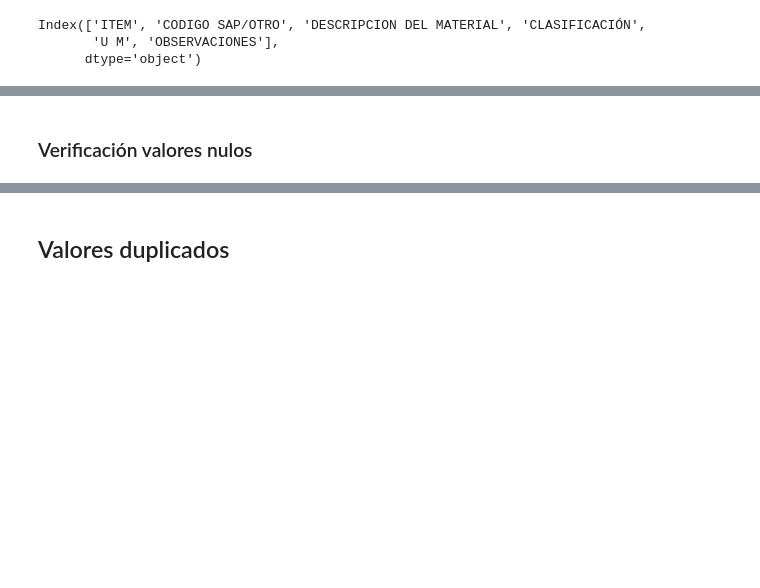
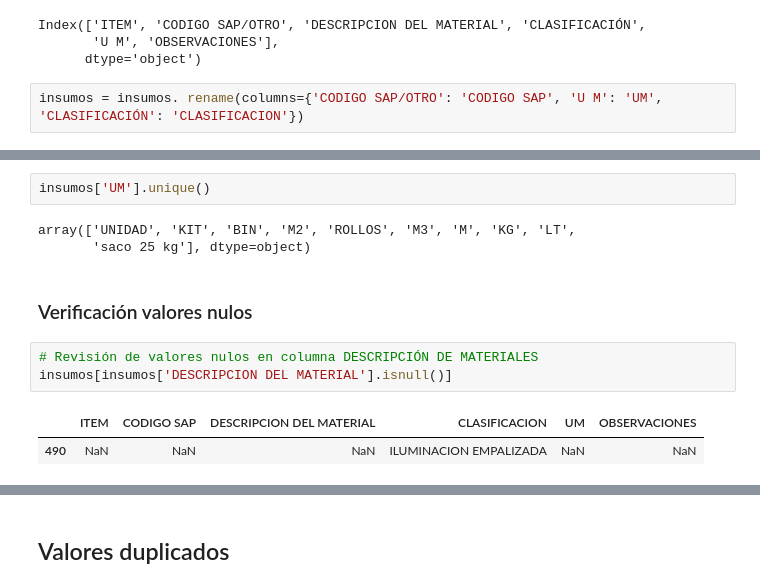
Before and after one commit to farodd/proyecto-inventario, a Jupyter notebook: notebooks/etl_insumos.ipynb, the cells around one changed output, grey strips where cells are left out. Cells and saved outputs as stored; diff of their text form; blank space fills up the shorter version.

```diff
--- a/notebooks/etl_insumos.ipynb
+++ b/notebooks/etl_insumos.ipynb
@@ -63,3 +65,5 @@ insumos.columns
 Index(['ITEM', 'CODIGO SAP/OTRO', 'DESCRIPCION DEL MATERIAL', 'CLASIFICACIÓN',
        'U M', 'OBSERVACIONES'],
       dtype='object')
+# %%
+insumos = insumos. rename(columns={'CODIGO SAP/OTRO': 'CODIGO SAP', 'U M': 'UM', 'CLASIFICACIÓN': 'CLASIFICACION'})
@@ -82,7 +92,18 @@ array(['PIPING', 'PIEZAS ESPECIALES', 'VALVULAS', 'HUMECTACIÓN',
        'SERVICIOS GENERALES', 'ILUMINACION EMPALIZADA', 'TALLER BERLIAM',
        nan, 'RIEGO MURO TRANQUE', 'INSTRUMENTACIÓN GEOTECNICA'],
       dtype=object)
+# %%
+insumos['UM'].unique()
+# %% [output]
+array(['UNIDAD', 'KIT', 'BIN', 'M2', 'ROLLOS', 'M3', 'M', 'KG', 'LT',
+       'saco 25 kg'], dtype=object)
 # %% [markdown]
 ### Verificación valores nulos
+# %%
+# Revisión de valores nulos en columna DESCRIPCIÓN DE MATERIALES
+insumos[insumos['DESCRIPCION DEL MATERIAL'].isnull()]
+# %% [output]
+|  | ITEM | CODIGO SAP | DESCRIPCION DEL MATERIAL | CLASIFICACION | UM | OBSERVACIONES |
+| 490 | NaN | NaN | NaN | ILUMINACION EMPALIZADA | NaN | NaN |
 # %%
 # Revisión de valores nulos en la columna CLASIFICACIÓN
```
Also changed, not shown: parts of 32 cells of this notebook.
